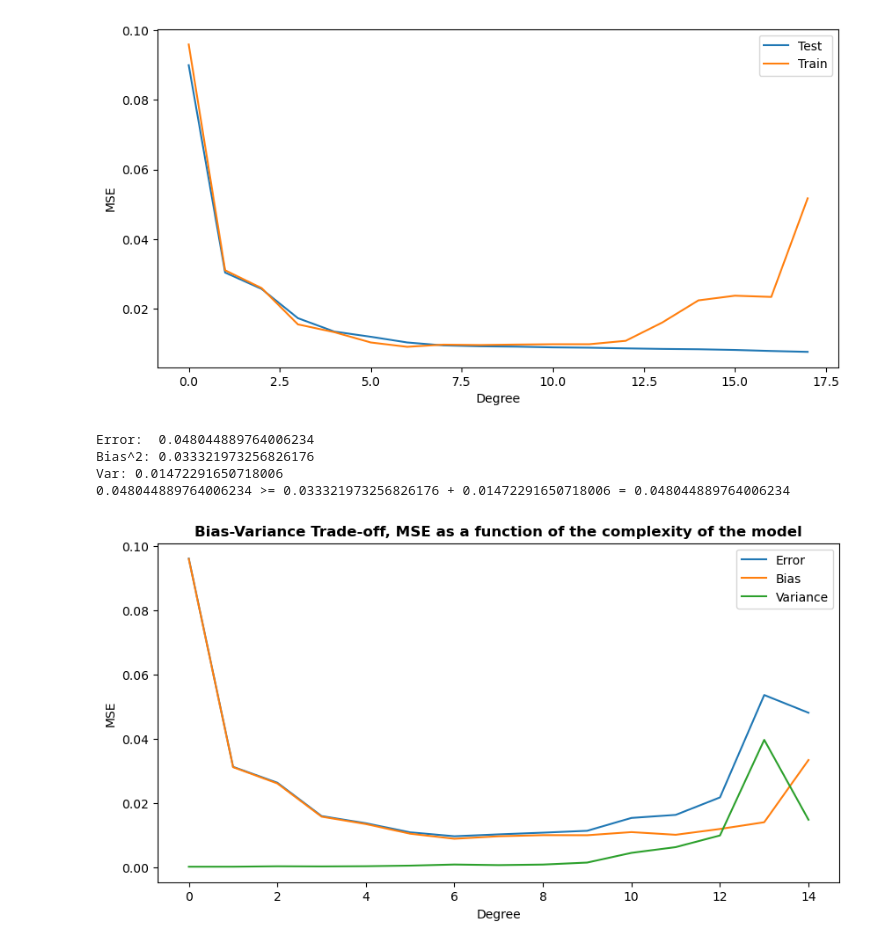
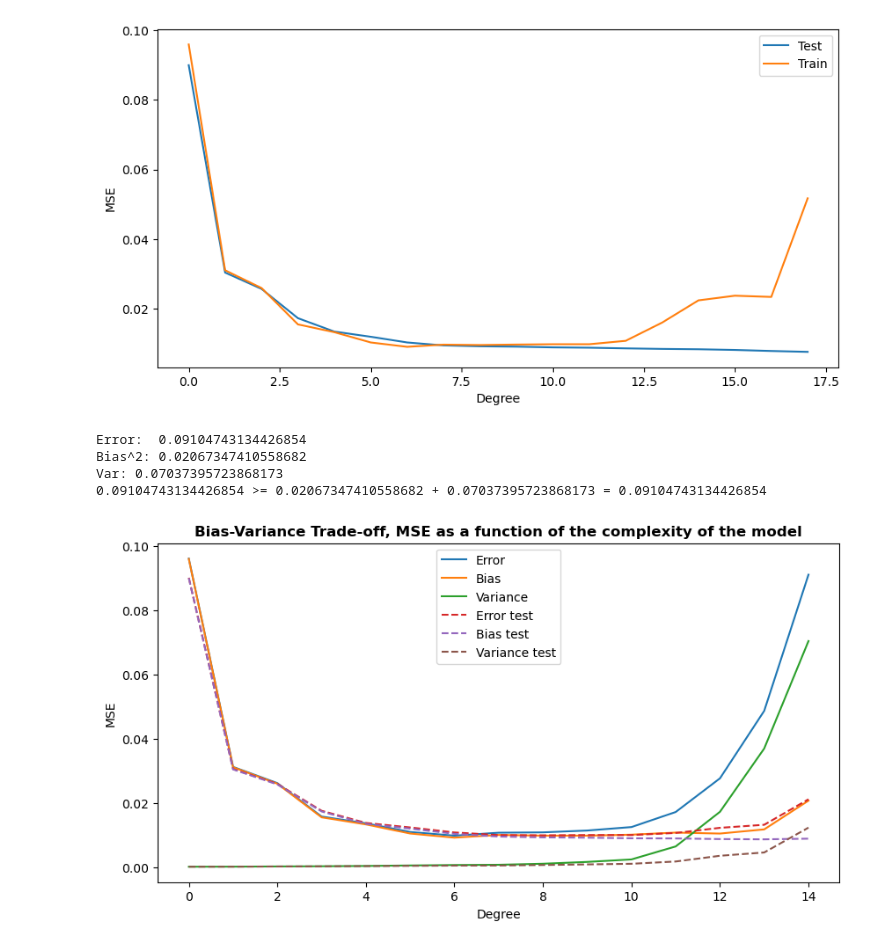
Before and after one commit to martin-og-ingar/FYS-STK4155-Project1, a Jupyter notebook: src/partE.ipynb, the cells around one changed output. Saved outputs shown, nothing was run; the diff lists cells and outputs as text; code cells hidden in the pictures.

Commit message:
added test and update lmb list

```diff
--- a/src/partE.ipynb
+++ b/src/partE.ipynb
@@ -69,48 +69,66 @@ from sklearn.utils import resample
 from sklearn.linear_model import LinearRegression
 from sklearn.pipeline import make_pipeline
 
-n_bootstraps = 10
+n_bootstraps = 100
 
 maxdegree = 15
 mse_list, bias_list, variance_list = [], [], []
+mse_test_list, bias_test_list, variance_test_list = [], [], []
 
 polyDegree = np.zeros(maxdegree)
 
 for degree in range(maxdegree):
   model = make_pipeline(PolynomialFeatures(degree=degree), LinearRegression(fit_intercept=False))
-  z_pred = np.empty((z_test.shape[0], n_bootstraps))
+  z_pred_test = np.empty((z_test.shape[0], n_bootstraps))
+  z_pred_train = np.empty((z_train.shape[0], n_bootstraps))
 
   for i in range(n_bootstraps):
     x_ , z_ = resample(x_train, z_train)
-    z_pred[:, i] = model.fit(x_, z_).predict(x_test).ravel()
+    model.fit(x_, z_)
+
+    z_pred_test[:,i] = model.predict(x_test).ravel()
+    z_pred_train[:,i] = model.predict(x_train).ravel()
 
   polyDegree[degree] = degree
-  error = np.mean(np.mean((np.expand_dims(z_test, axis=1) - z_pred)**2, axis=1, keepdims=True))
-  bias = np.mean((np.expand_dims(z_test, axis=1) - np.mean(z_pred, axis=1, keepdims=True))**2)
-  variance = np.mean(np.var(z_pred, axis=1, keepdims=True))
+
+  error_train = np.mean(np.mean((np.expand_dims(z_train, axis=1) - z_pred_train)**2, axis=1, keepdims=True))
+  bias_train = np.mean((np.expand_dims(z_train, axis=1) - np.mean(z_pred_train, axis=1, keepdims=True))**2)
+  variance_train = np.mean(np.var(z_pred_train, axis=1, keepdims=True))
+
+  error = np.mean(np.mean((np.expand_dims(z_test, axis=1) - z_pred_test)**2, axis=1, keepdims=True))
+  bias = np.mean((np.expand_dims(z_test, axis=1) - np.mean(z_pred_test, axis=1, keepdims=True))**2)
+  variance = np.mean(np.var(z_pred_test, axis=1, keepdims=True))
 
   mse_list.append(error)
   bias_list.append(bias)
   variance_list.append(variance)
+
+  mse_test_list.append(error_train)
+  bias_test_list.append(bias_train)
+  variance_test_list.append(variance_train)
 
 
 print("Error: ", error)
 print('Bias^2:', bias)
 print('Var:', variance)
 print('{} >= {} + {} = {}'.format(error, bias, variance, bias+variance))
 
 plt.figure(figsize=(10,5))
 plt.plot(polyDegree, mse_list, label='Error')
 plt.plot(polyDegree, bias_list, label='Bias')
 plt.plot(polyDegree, variance_list, label='Variance')
+
+plt.plot(polyDegree, mse_test_list, linestyle="--", label='Error test')
+plt.plot(polyDegree, bias_test_list, linestyle="--", label='Bias test')
+plt.plot(polyDegree, variance_test_list, linestyle="--", label='Variance test')
 plt.title('Bias-Variance Trade-off, MSE as a function of the complexity of the model', fontweight='bold')
 plt.xlabel('Degree')
 plt.ylabel('MSE')
 plt.legend()
 plt.show()
 # %% [output]
-Error:  0.048044889764006234
-Bias^2: 0.033321973256826176
-Var: 0.01472291650718006
-0.048044889764006234 >= 0.033321973256826176 + 0.01472291650718006 = 0.048044889764006234
+Error:  0.09104743134426854
+Bias^2: 0.02067347410558682
+Var: 0.07037395723868173
+0.09104743134426854 >= 0.02067347410558682 + 0.07037395723868173 = 0.09104743134426854
-[figure, old version]
+[figure, new version]
```
Also changed, not shown: 1 other file.
